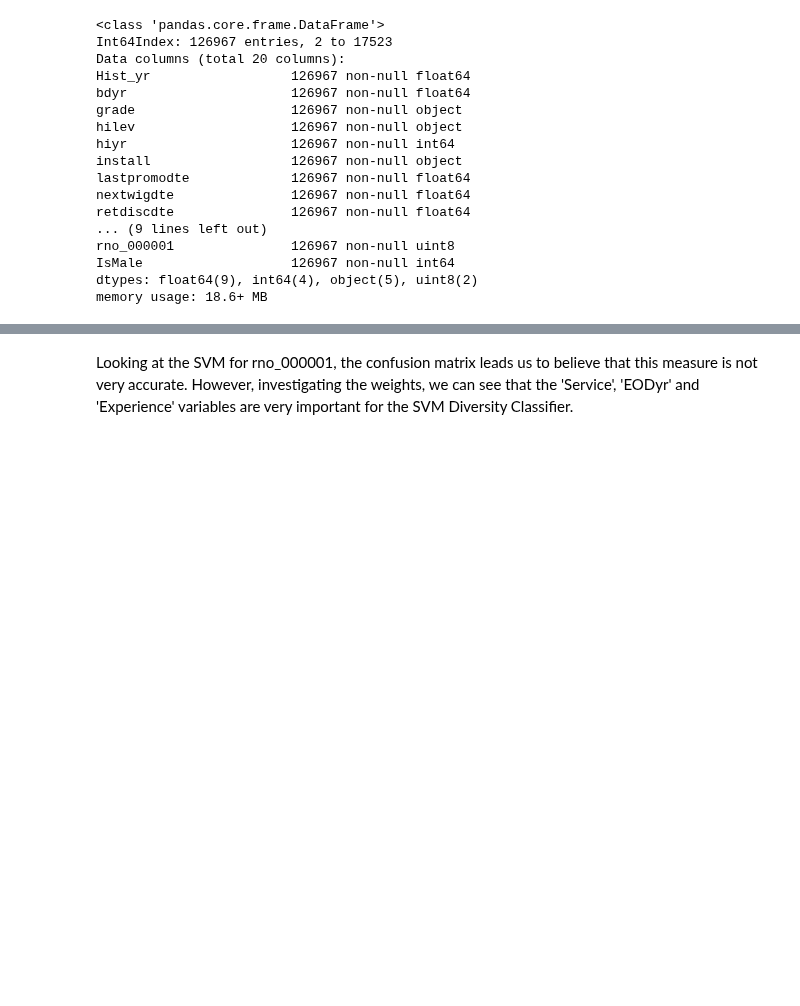
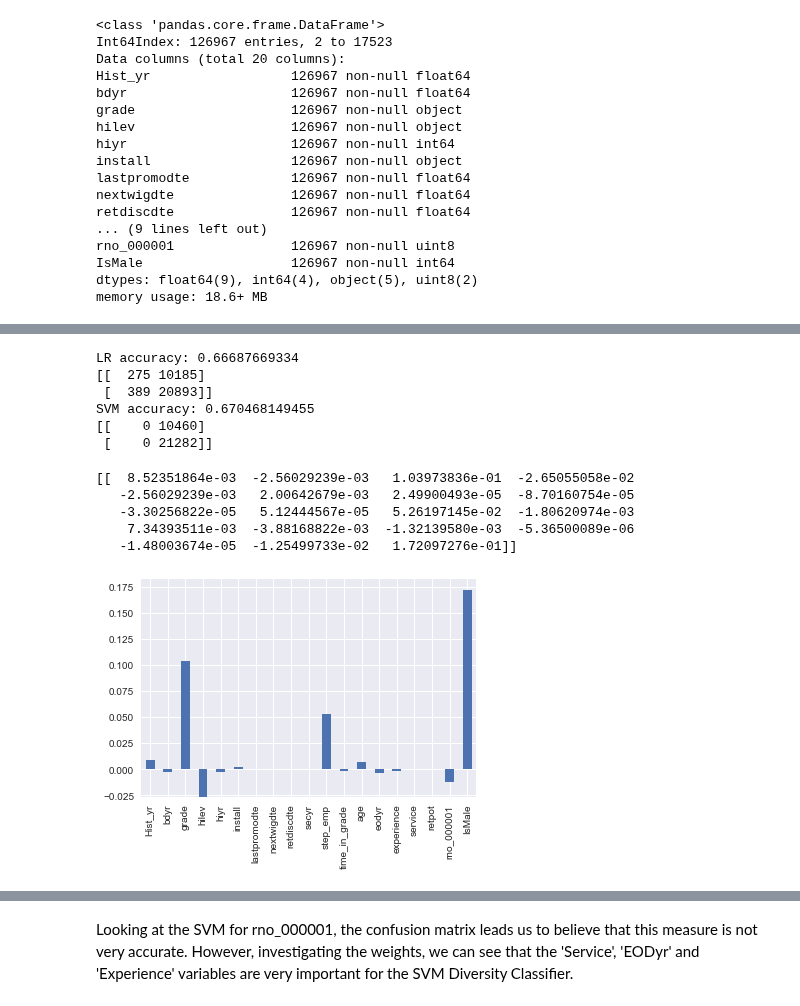
Before and after one commit to wkerneck/DataMiningClass, a Jupyter notebook: 7331_Data_MiningProject_2_resub.ipynb, the cells around one changed output, grey strips where cells are left out. Cells and saved outputs as stored; diff of their text form; code cells hidden in the pictures; blank space fills up the shorter version.

```diff
--- a/7331_Data_MiningProject_2_resub.ipynb
+++ b/7331_Data_MiningProject_2_resub.ipynb
@@ -846,3 +841,34 @@ SVM accuracy: 0.671980341503
+# %%
+LRr_acc = mt.accuracy_score(y2[test_indices],y_hat3)
+LRr_conf = mt.confusion_matrix(y2[test_indices],y_hat3)
+print('LR accuracy:', LRr_acc )
+print(LRr_conf)
+
+SVMr_acc2 = mt.accuracy_score(y2[test_indices],y_hat4)
+SVMr_conf2 = mt.confusion_matrix(y2[test_indices],y_hat4)
+print('SVM accuracy:', SVMr_acc2 )
+print(SVMr_conf2)
+# %% [output]
+LR accuracy: 0.66687669334
+[[  275 10185]
+ [  389 20893]]
+SVM accuracy: 0.670468149455
+[[    0 10460]
+ [    0 21282]]
+# %%
+print(lr_clf2.coef_)
+try:
+    weights = pd.Series(lr_clf2.coef_[0],index=DF_SVM_sal.columns)
+    weights.plot(kind='bar')
+except:
+        pass
+# %% [output]
+[[  8.52351864e-03  -2.56029239e-03   1.03973836e-01  -2.65055058e-02
+   -2.56029239e-03   2.00642679e-03   2.49900493e-05  -8.70160754e-05
+   -3.30256822e-05   5.12444567e-05   5.26197145e-02  -1.80620974e-03
+    7.34393511e-03  -3.88168822e-03  -1.32139580e-03  -5.36500089e-06
+   -1.48003674e-05  -1.25499733e-02   1.72097276e-01]]
+[figure, added]
 # %%
 # look at the support vectors
 print(svm_clf.support_vectors_.shape)
```
Also changed, not shown: parts of 18 cells of this notebook.
